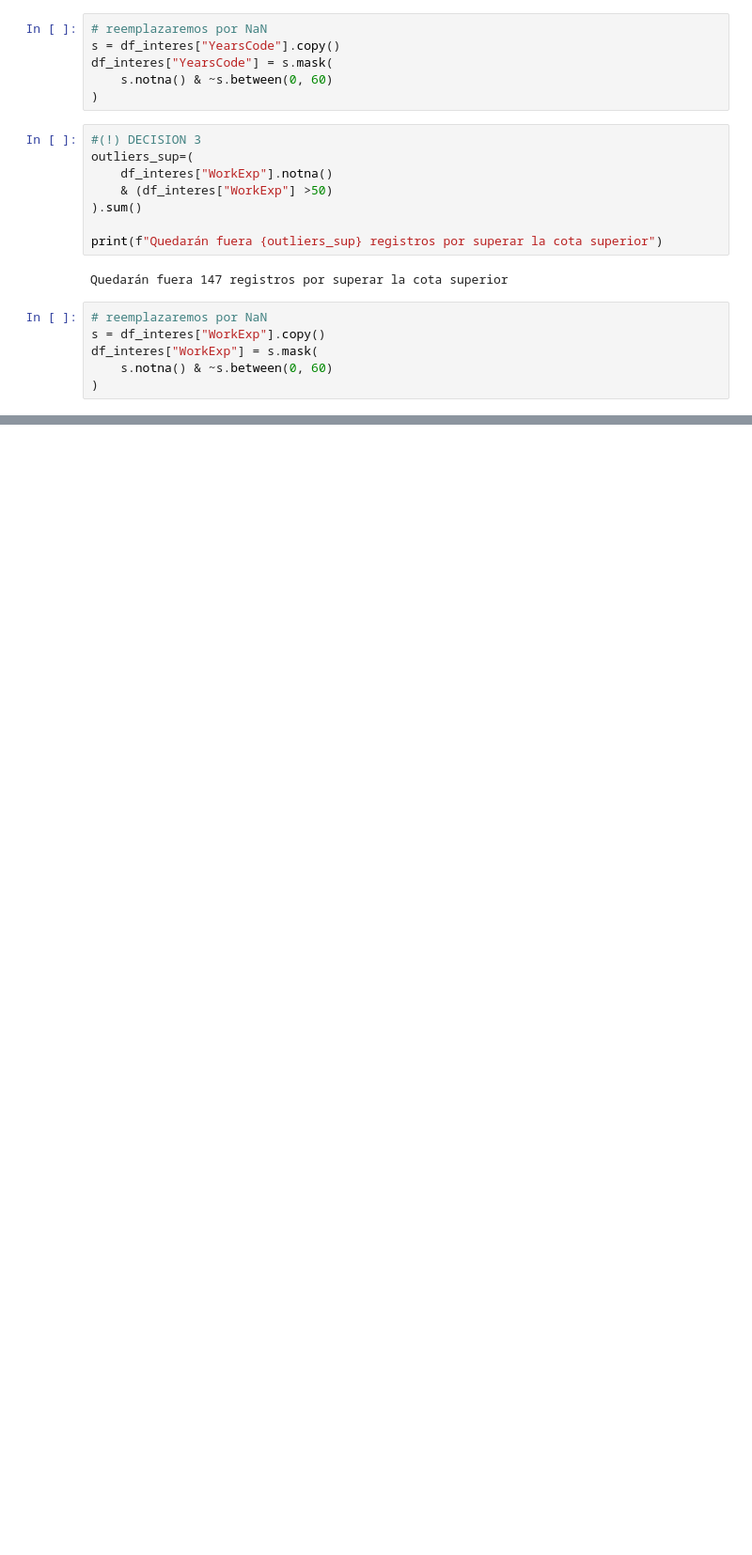
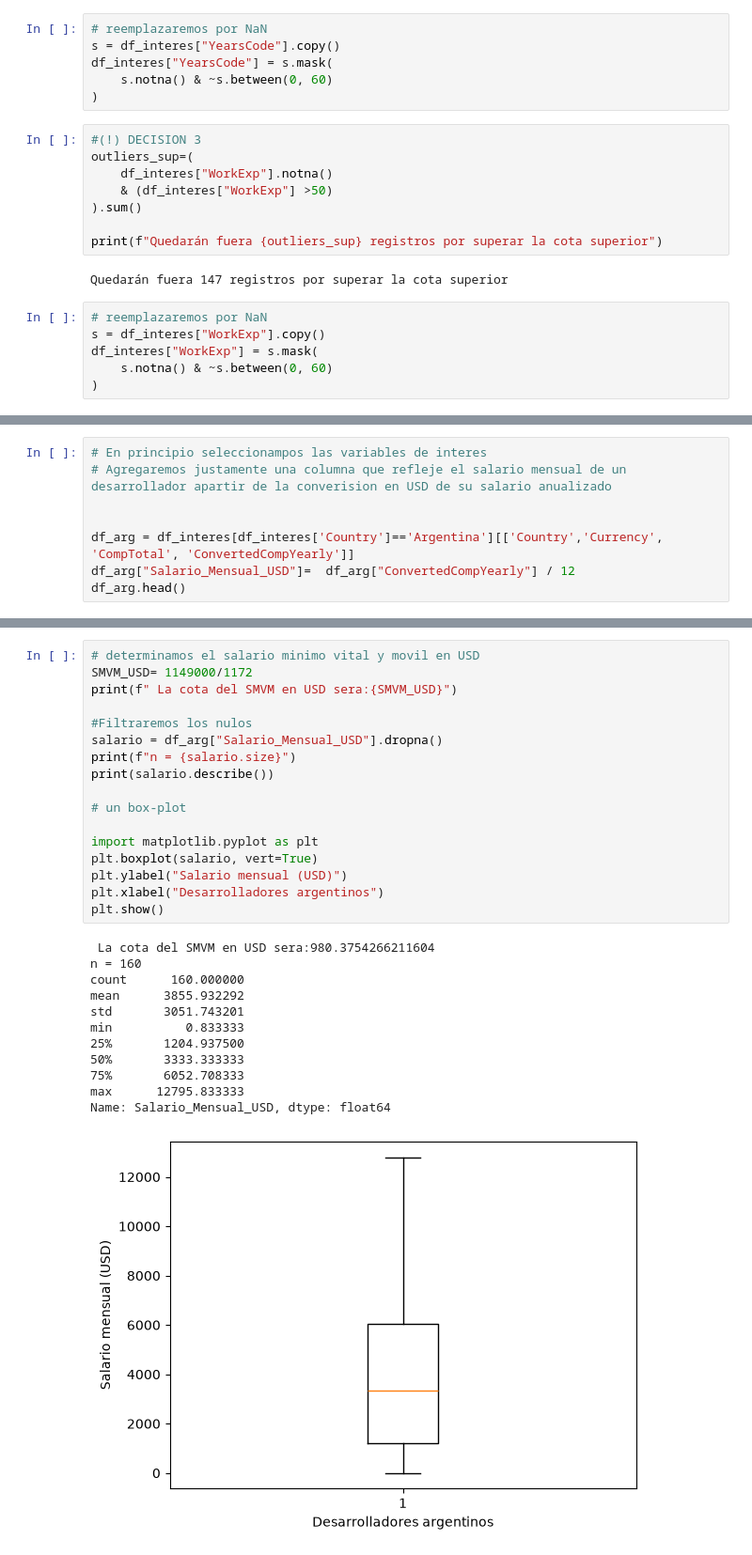
Before and after one commit to MateoGarrido13/StackOverflow-G23, a Jupyter notebook: Grupo23-Fund_C_Datos-StackOverflow.ipynb, the cells around one changed output, grey strips where cells are left out. Shown at 94% size. Cells and saved outputs as stored; diff of their text form; blank space fills up the shorter version.

```diff
--- a/Grupo23-Fund_C_Datos-StackOverflow.ipynb
+++ b/Grupo23-Fund_C_Datos-StackOverflow.ipynb
@@ -597,0 +644,8 @@ df_interes["WorkExp"] = s.mask(
+# %%
+# En principio seleccionampos las variables de interes
+# Agregaremos justamente una columna que refleje el salario mensual de un desarrollador apartir de la converision en USD de su salario anualizado
+
+
+df_arg = df_interes[df_interes['Country']=='Argentina'][['Country','Currency', 'CompTotal', 'ConvertedCompYearly']]
+df_arg["Salario_Mensual_USD"]=  df_arg["ConvertedCompYearly"] / 12
+df_arg.head()
@@ -597,0 +698,30 @@ df_interes["WorkExp"] = s.mask(
+# %%
+# determinamos el salario minimo vital y movil en USD
+SMVM_USD= 1149000/1172
+print(f" La cota del SMVM en USD sera:{SMVM_USD}")
+
+#Filtraremos los nulos
+salario = df_arg["Salario_Mensual_USD"].dropna()
+print(f"n = {salario.size}")
+print(salario.describe())
+
+# un box-plot
+
+import matplotlib.pyplot as plt
+plt.boxplot(salario, vert=True)
+plt.ylabel("Salario mensual (USD)")
+plt.xlabel("Desarrolladores argentinos")
+plt.show()
+# %% [output]
+ La cota del SMVM en USD sera:980.3754266211604
+n = 160
+count      160.000000
+mean      3855.932292
+std       3051.743201
+min          0.833333
+25%       1204.937500
+50%       3333.333333
+75%       6052.708333
+max      12795.833333
+Name: Salario_Mensual_USD, dtype: float64
+[figure, added]
```
Also changed, not shown: parts of 14 cells of this notebook, 1 other file.
